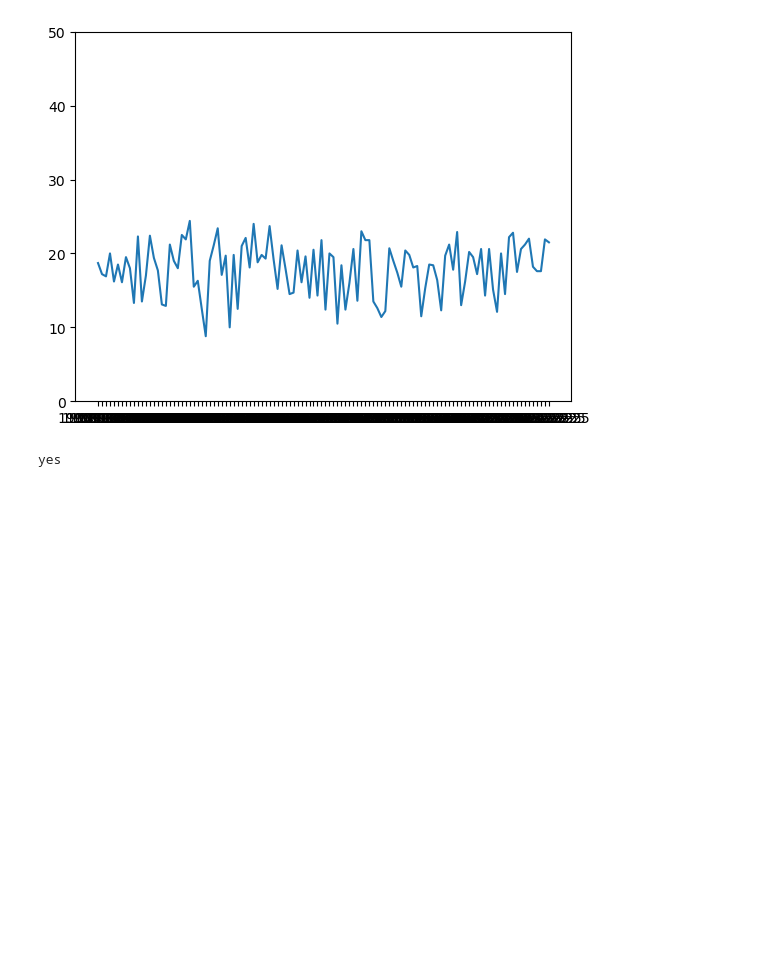
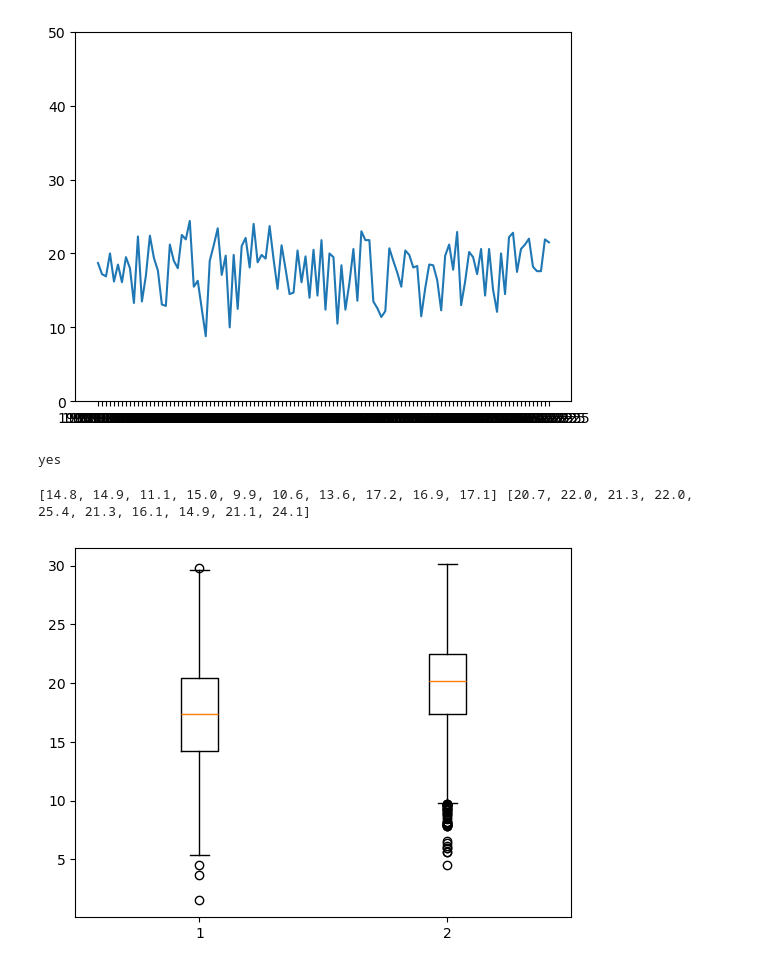
Before and after one commit to hanyong5/2025_python, a Jupyter notebook: 00jupyter/05기온데이터.ipynb, the cells around one changed output. Saved outputs shown, nothing was run; the diff lists cells and outputs as text; code cells hidden in the pictures; blank space fills up the shorter version.

```diff
--- a/00jupyter/05기온데이터.ipynb
+++ b/00jupyter/05기온데이터.ipynb
@@ -128,3 +128,26 @@ else:
     print("no")
 # %% [output]
 yes
+# %%
+import csv
+import matplotlib.pyplot as plt
+
+april = []
+oct =[]
+
+with open('seouldata3.csv',encoding="utf-8") as f:
+    data = csv.reader(f)
+    next(data)
+    for row in data:
+        if len(row) > 0 and row[-1] != "":
+            if row[0].split('-')[1] == "04":
+                april.append(float(row[-1]))
+            if row[0].split('-')[1] == "10":
+                oct.append(float(row[-1]))
+
+print(april[:10],oct[:10])
+plt.boxplot([april,oct])
+plt.show()
+# %% [output]
+[14.8, 14.9, 11.1, 15.0, 9.9, 10.6, 13.6, 17.2, 16.9, 17.1] [20.7, 22.0, 21.3, 22.0, 25.4, 21.3, 16.1, 14.9, 21.1, 24.1]
+[figure, added]
```
Also changed, not shown: parts of 2 cells of this notebook, 2 other files.
